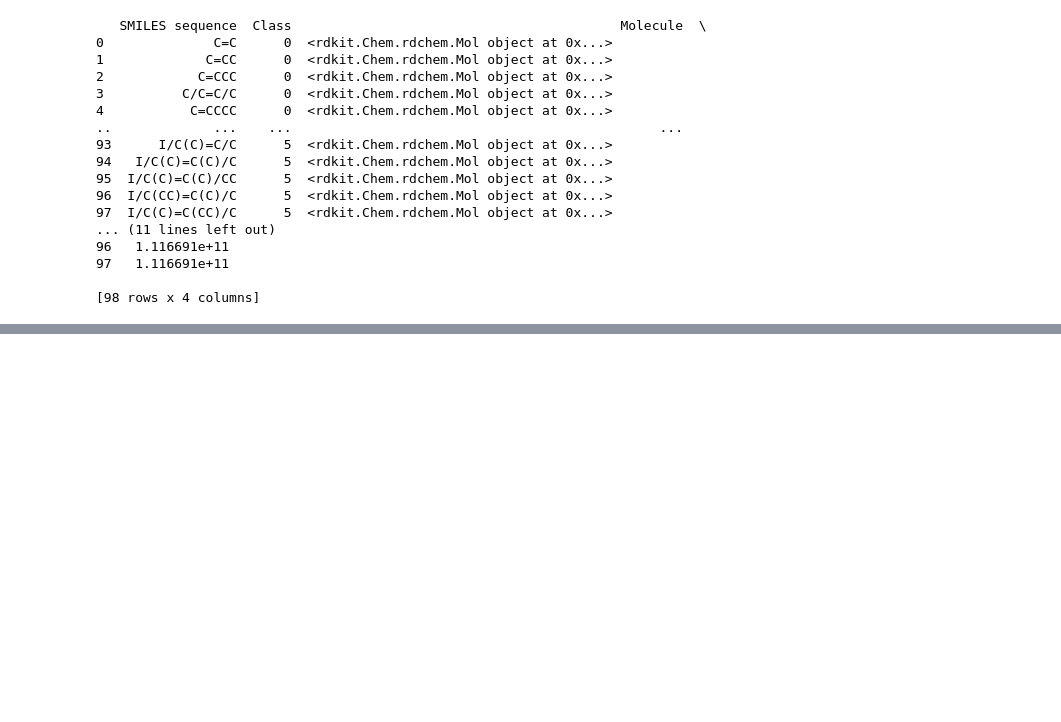
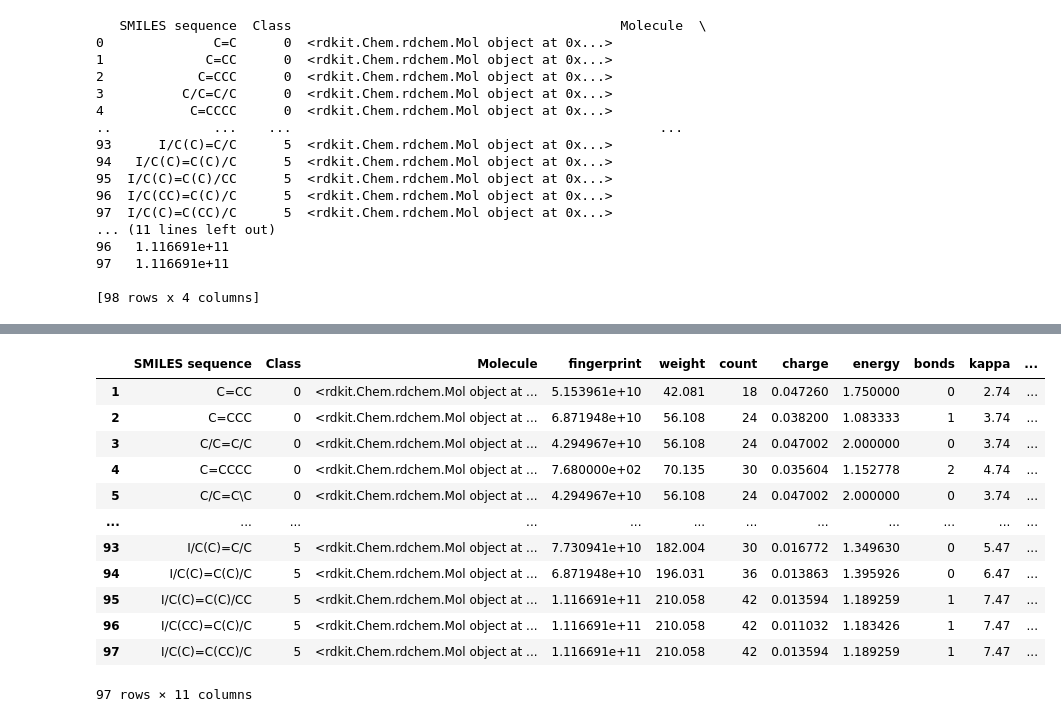
Before and after one commit to liam-haas/CLPS0950_FinalProject, a Jupyter notebook: FinalProject.ipynb, the cells around one changed output, grey strips where cells are left out. Saved outputs shown, nothing was run; the diff lists cells and outputs as text; code cells hidden in the pictures; blank space fills up the shorter version.

```diff
--- a/FinalProject.ipynb
+++ b/FinalProject.ipynb
@@ -163,0 +165,23 @@ sns.heatmap(conf_mat2, annot = True, cmap = 'Blues')
+# %%
+test_table['weight'] = [Descriptors.MolWt(mol) for mol in test_table['Molecule']]
+test_table['count'] = [Descriptors.NumValenceElectrons(mol) for mol in test_table['Molecule']]
+test_table['charge'] = [Descriptors.MinAbsPartialCharge(mol) for mol in test_table['Molecule']]
+test_table['energy'] = [Descriptors.MinAbsEStateIndex(mol) for mol in test_table['Molecule']]
+test_table['bonds'] = [Descriptors.NumRotatableBonds(mol) for mol in test_table['Molecule']]
+test_table['kappa'] = [Descriptors.Kappa1(mol) for mol in test_table['Molecule']]
+test_table['chi'] = [Descriptors.Chi0(mol) for mol in test_table['Molecule']]
+test_table
+# %% [output]
+|  | SMILES sequence | Class | Molecule | fingerprint | weight | count | charge | energy | bonds | kappa | ... |
+| 1 | C=CC | 0 | <rdkit.Chem.rdchem.Mol object at ... | 5.153961e+10 | 42.081 | 18 | 0.047260 | 1.750000 | 0 | 2.74 | ... |
+| 2 | C=CCC | 0 | <rdkit.Chem.rdchem.Mol object at ... | 6.871948e+10 | 56.108 | 24 | 0.038200 | 1.083333 | 1 | 3.74 | ... |
+| 3 | C/C=C/C | 0 | <rdkit.Chem.rdchem.Mol object at ... | 4.294967e+10 | 56.108 | 24 | 0.047002 | 2.000000 | 0 | 3.74 | ... |
+| 4 | C=CCCC | 0 | <rdkit.Chem.rdchem.Mol object at ... | 7.680000e+02 | 70.135 | 30 | 0.035604 | 1.152778 | 2 | 4.74 | ... |
+| 5 | C/C=C\C | 0 | <rdkit.Chem.rdchem.Mol object at ... | 4.294967e+10 | 56.108 | 24 | 0.047002 | 2.000000 | 0 | 3.74 | ... |
+| ... | ... | ... | ... | ... | ... | ... | ... | ... | ... | ... | ... |
+| 93 | I/C(C)=C/C | 5 | <rdkit.Chem.rdchem.Mol object at ... | 7.730941e+10 | 182.004 | 30 | 0.016772 | 1.349630 | 0 | 5.47 | ... |
+| 94 | I/C(C)=C(C)/C | 5 | <rdkit.Chem.rdchem.Mol object at ... | 6.871948e+10 | 196.031 | 36 | 0.013863 | 1.395926 | 0 | 6.47 | ... |
+| 95 | I/C(C)=C(C)/CC | 5 | <rdkit.Chem.rdchem.Mol object at ... | 1.116691e+11 | 210.058 | 42 | 0.013594 | 1.189259 | 1 | 7.47 | ... |
+| 96 | I/C(CC)=C(C)/C | 5 | <rdkit.Chem.rdchem.Mol object at ... | 1.116691e+11 | 210.058 | 42 | 0.011032 | 1.183426 | 1 | 7.47 | ... |
+| 97 | I/C(C)=C(CC)/C | 5 | <rdkit.Chem.rdchem.Mol object at ... | 1.116691e+11 | 210.058 | 42 | 0.013594 | 1.189259 | 1 | 7.47 | ... |
+97 rows × 11 columns
```
Also changed, not shown: parts of 11 cells of this notebook.
